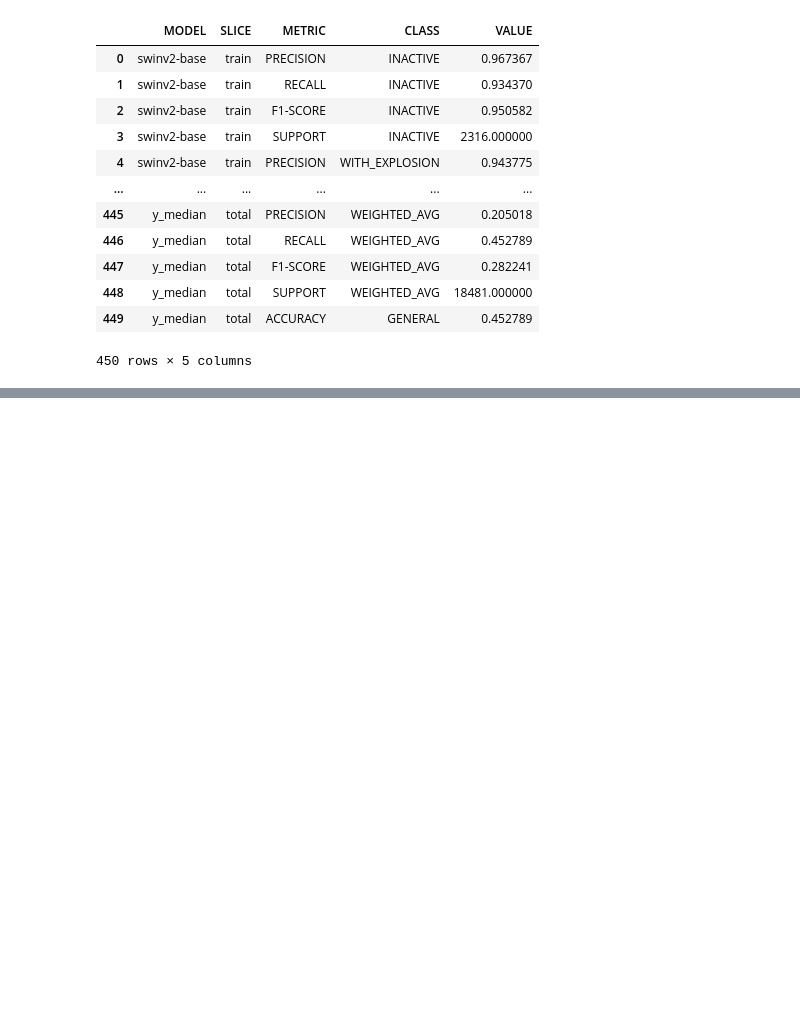
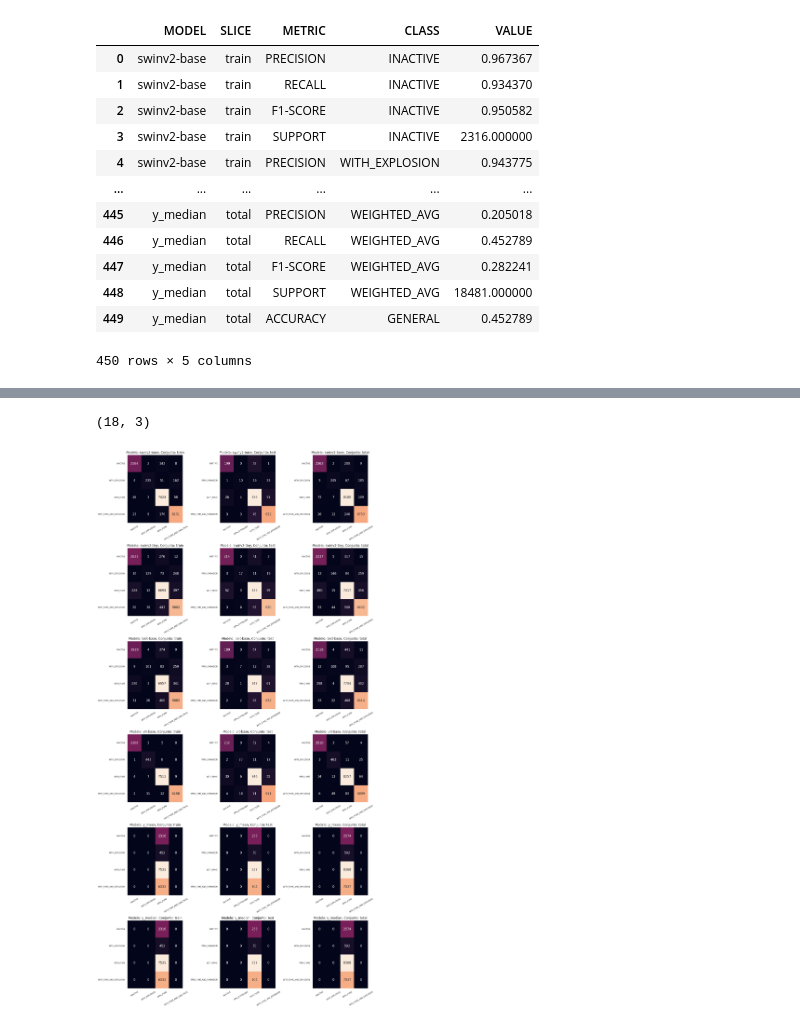
Before and after one commit to mirluvams/tesis, a Jupyter notebook: 8-representation.ipynb, the cells around one changed output, grey strips where cells are left out. Cells and saved outputs as stored; diff of their text form; code cells hidden in the pictures; blank space fills up the shorter version.

```diff
--- a/8-representation.ipynb
+++ b/8-representation.ipynb
@@ -135,0 +234,27 @@ plt.show()
+# %%
+cmx.shape
+# %% [output]
+(18, 3)
+# %%
+
+labels = ["INACTIVE", "WITH_EXPLOSION", "WITH_FUME", "WITH_FUME_AND_EXPLOSION"]
+
+fig, axes = plt.subplots(6, 3, figsize=(15, 30))
+sns.set_theme(style="darkgrid", palette=sns.color_palette("inferno", 7))
+
+for idx, ax in enumerate(axes.flat):
+    if idx < len(cmx):
+        matrix_data = np.array(cmx.iloc[idx]['MATRIX']).reshape(4, 4)
+        df_matrix = pd.DataFrame(matrix_data, index=labels, columns=labels)
+        sns.heatmap(df_matrix, ax=ax, cbar=False, annot=True, fmt="g")
+        ax.set_title(f"Modelo: {cmx.iloc[idx]['MODEL']}, Conjunto: {cmx.iloc[idx]['SLICE']}")
+        ax.tick_params(axis='x', rotation=30, labelsize=7)
+        ax.tick_params(axis='y', labelsize=7)
+        ax.set_xlabel('')
+        ax.set_ylabel('')
+    else:
+        fig.delaxes(ax)  # Remove extra subplots
+
+plt.tight_layout()
+# %% [output]
+[figure, added]
```
Also changed, not shown: parts of 15 cells of this notebook, 1 other file.
